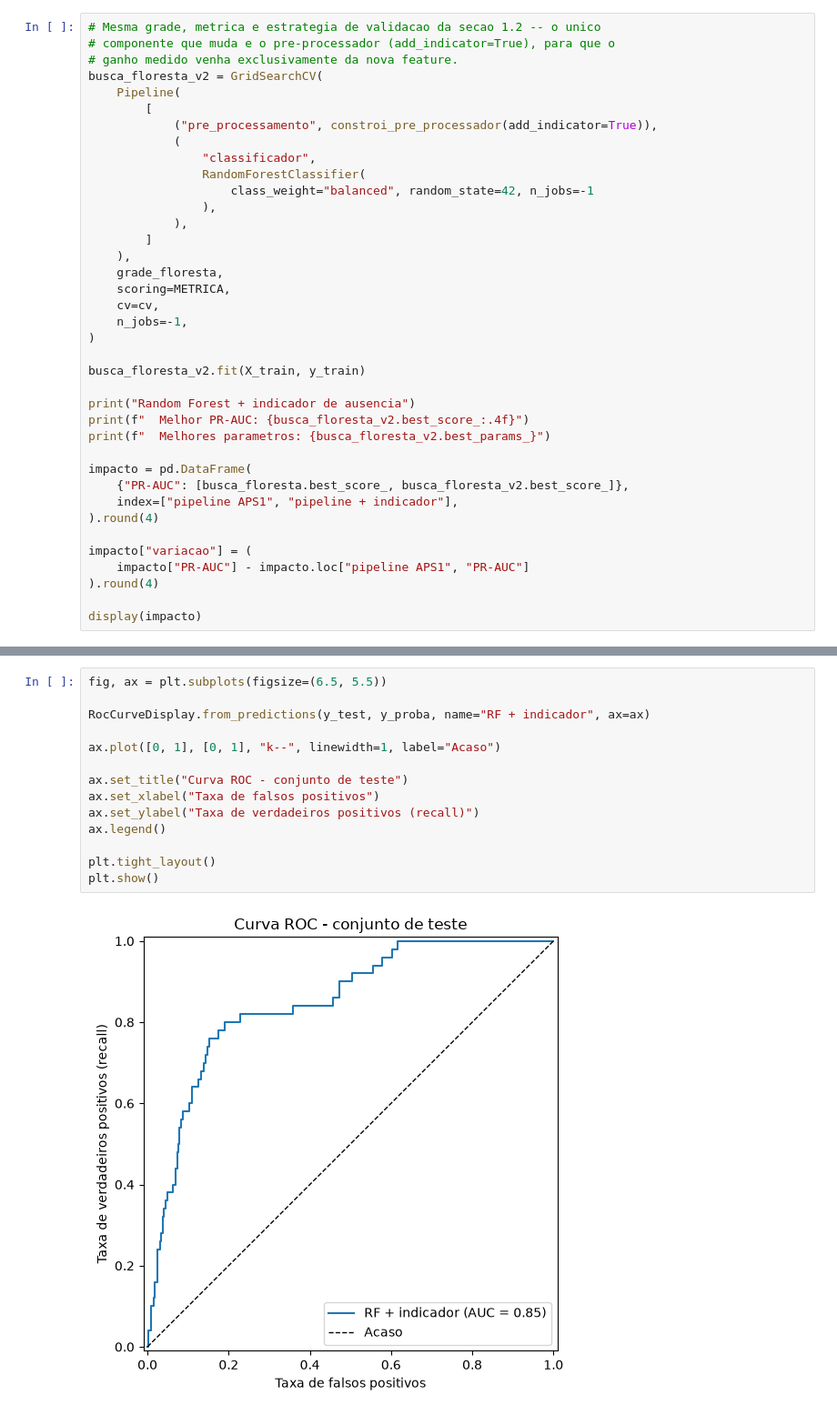
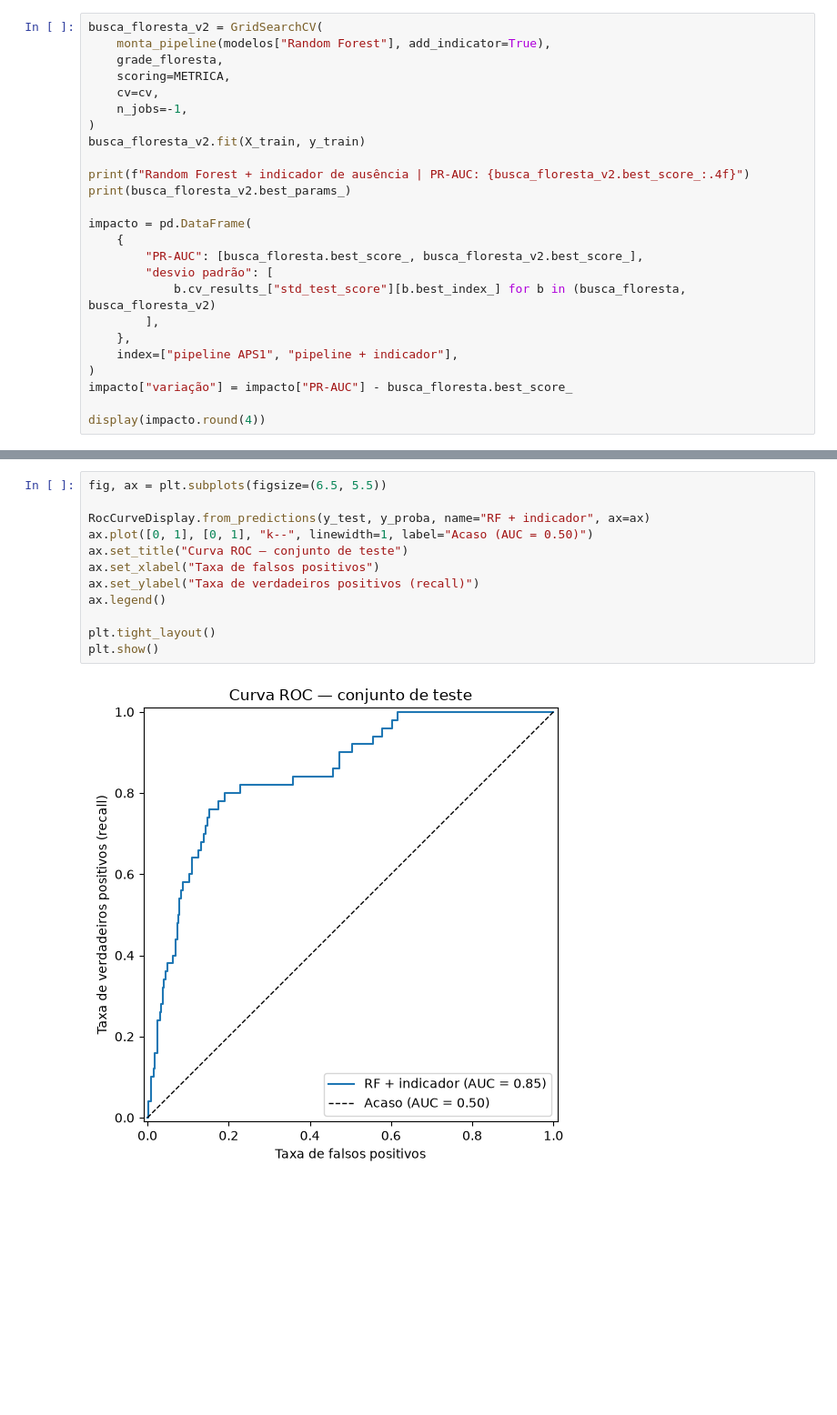
Before and after one commit to emilybrtt/projeto-machine-learning, a Jupyter notebook: aps2_modelagem.ipynb, the cells around one changed output, grey strips where cells are left out. Shown at 91% size. Cells and saved outputs as stored; diff of their text form; blank space fills up the shorter version.

```diff
--- a/aps2_modelagem.ipynb
+++ b/aps2_modelagem.ipynb
@@ -391,39 +364,26 @@ mesma estrategia de validacao, para que a comparacao seja honesta.
 # %%
-# Mesma grade, metrica e estrategia de validacao da secao 1.2 -- o unico
-# componente que muda e o pre-processador (add_indicator=True), para que o
-# ganho medido venha exclusivamente da nova feature.
 busca_floresta_v2 = GridSearchCV(
-    Pipeline(
-        [
-            ("pre_processamento", constroi_pre_processador(add_indicator=True)),
-            (
-                "classificador",
-                RandomForestClassifier(
-                    class_weight="balanced", random_state=42, n_jobs=-1
-                ),
-            ),
-        ]
-    ),
+    monta_pipeline(modelos["Random Forest"], add_indicator=True),
     grade_floresta,
     scoring=METRICA,
     cv=cv,
     n_jobs=-1,
 )
-
 busca_floresta_v2.fit(X_train, y_train)
 
-print("Random Forest + indicador de ausencia")
-print(f"  Melhor PR-AUC: {busca_floresta_v2.best_score_:.4f}")
-print(f"  Melhores parametros: {busca_floresta_v2.best_params_}")
+print(f"Random Forest + indicador de ausência | PR-AUC: {busca_floresta_v2.best_score_:.4f}")
+print(busca_floresta_v2.best_params_)
 
 impacto = pd.DataFrame(
-    {"PR-AUC": [busca_floresta.best_score_, busca_floresta_v2.best_score_]},
+    {
+        "PR-AUC": [busca_floresta.best_score_, busca_floresta_v2.best_score_],
+        "desvio padrão": [
+            b.cv_results_["std_test_score"][b.best_index_] for b in (busca_floresta, busca_floresta_v2)
+        ],
+    },
     index=["pipeline APS1", "pipeline + indicador"],
-).round(4)
+)
+impacto["variação"] = impacto["PR-AUC"] - busca_floresta.best_score_
 
-impacto["variacao"] = (
-    impacto["PR-AUC"] - impacto.loc["pipeline APS1", "PR-AUC"]
-).round(4)
-
-display(impacto)
+display(impacto.round(4))
 # %% [output]
@@ -646,19 +594,17 @@ Verdadeiros positivos: 41
 # %%
 fig, ax = plt.subplots(figsize=(6.5, 5.5))
 
 RocCurveDisplay.from_predictions(y_test, y_proba, name="RF + indicador", ax=ax)
-
-ax.plot([0, 1], [0, 1], "k--", linewidth=1, label="Acaso")
-
-ax.set_title("Curva ROC - conjunto de teste")
+ax.plot([0, 1], [0, 1], "k--", linewidth=1, label="Acaso (AUC = 0.50)")
+ax.set_title("Curva ROC — conjunto de teste")
 ax.set_xlabel("Taxa de falsos positivos")
 ax.set_ylabel("Taxa de verdadeiros positivos (recall)")
 ax.legend()
 
 plt.tight_layout()
 plt.show()
 # %% [output]
-[figure, old version]
+[figure, new version]
 # %% [markdown]
 ### Leitura dos resultados no teste
 
```
Also changed, not shown: parts of 46 cells of this notebook, 11 other files.
